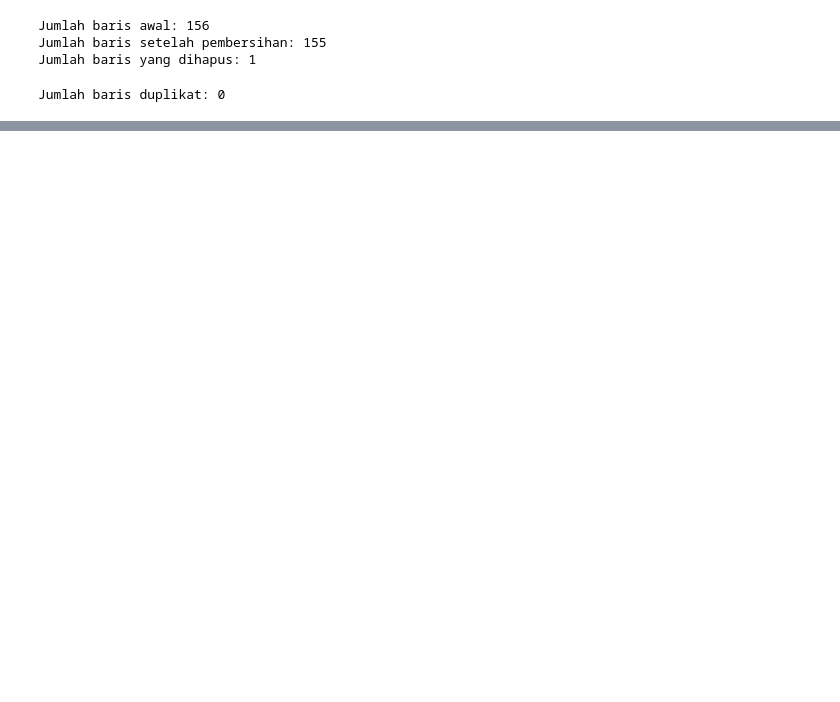
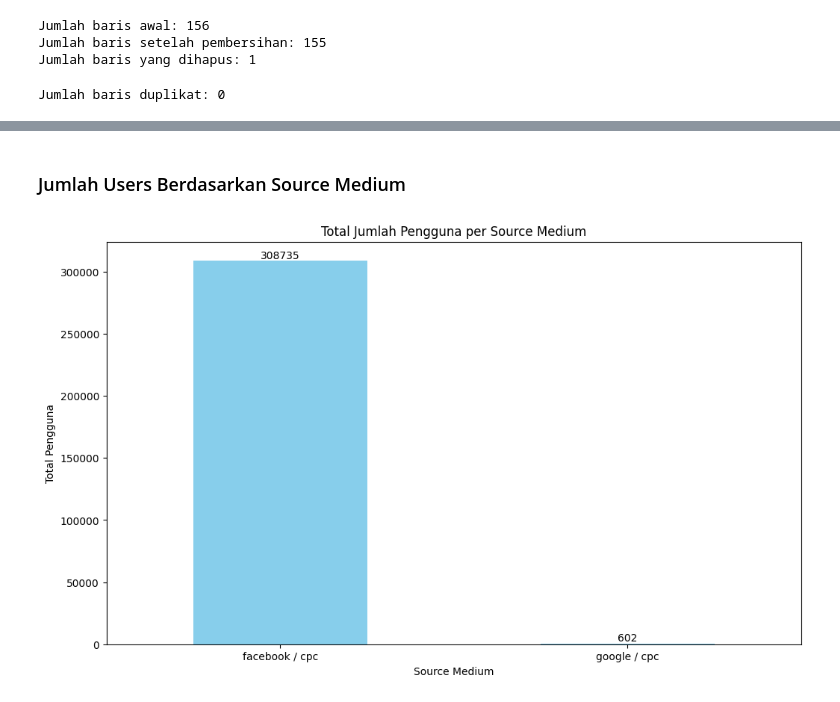
Before and after one commit to adzkykhairany/Technical-Test, a Jupyter notebook: assignment.ipynb, the cells around one changed output, grey strips where cells are left out. Cells and saved outputs as stored; diff of their text form; code cells hidden in the pictures; blank space fills up the shorter version.

```diff
--- a/assignment.ipynb
+++ b/assignment.ipynb
@@ -68,0 +132,21 @@ Jumlah baris duplikat: 0
+# %% [markdown]
+### Jumlah Users Berdasarkan Source Medium
+# %%
+# Menghitung total jumlah pengguna per sourceMedium
+source_medium_users = data.groupby('sourceMedium')['users'].sum()
+
+# Membuat bar chart
+plt.figure(figsize=(12, 7))
+ax = source_medium_users.plot(kind='bar', color='skyblue')
+plt.title('Total Jumlah Pengguna per Source Medium')
+plt.xlabel('Source Medium')
+plt.ylabel('Total Pengguna')
+plt.xticks(rotation=0)
+
+# Menambahkan label pada setiap bar
+for i in ax.containers:
+    ax.bar_label(i)
+
+plt.show()
+# %% [output]
+[figure, added]
```
Also changed, not shown: parts of 22 cells of this notebook, 2 other files.
